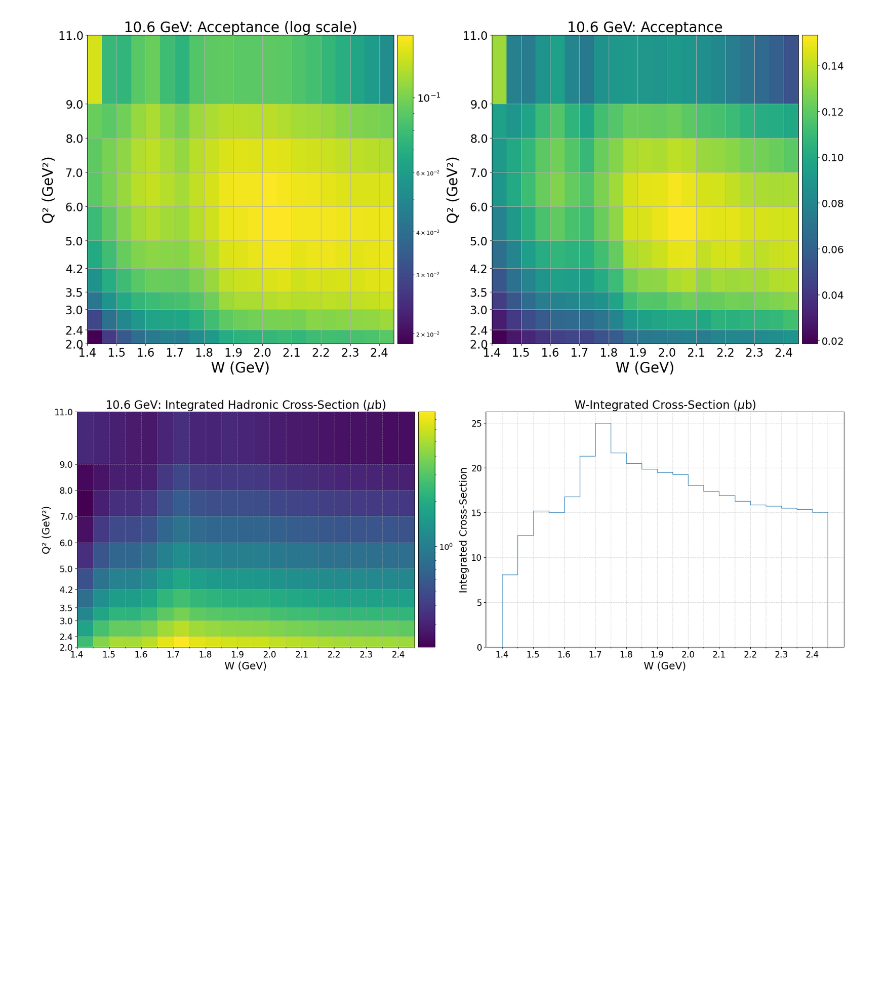
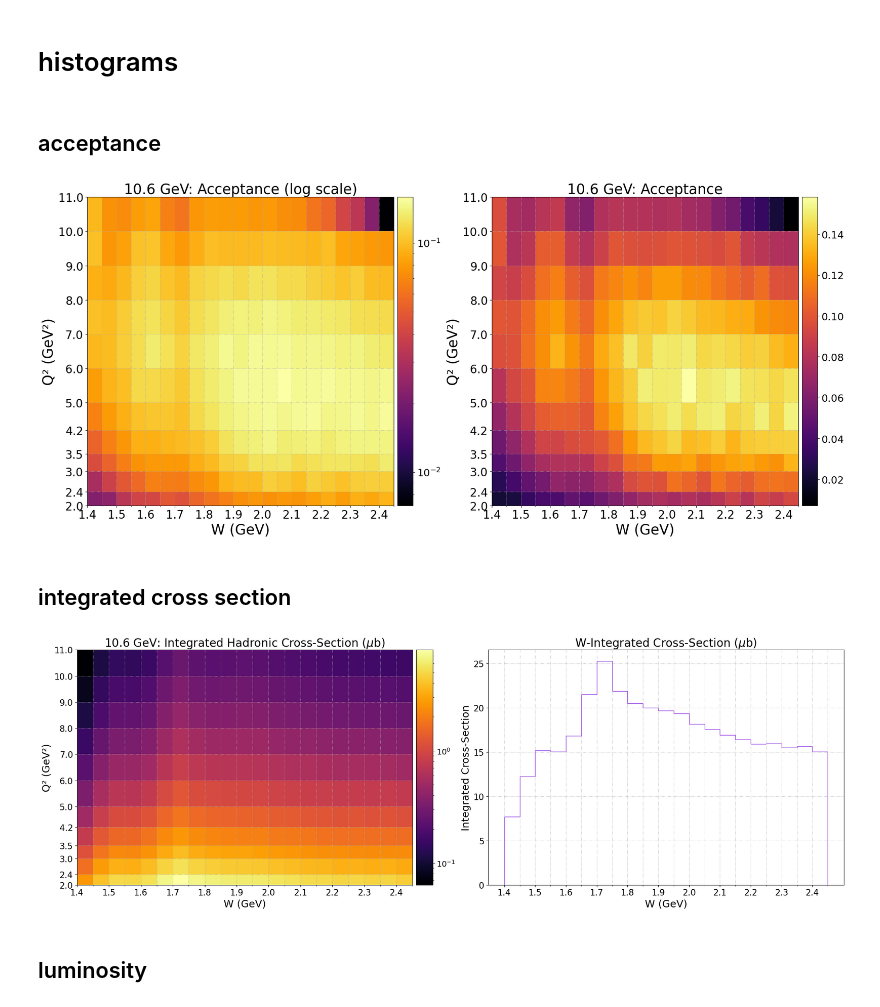
Before and after one commit to aosmond98/clas12, a Jupyter notebook: python/10_6GeV_acceptance_etc.ipynb, the cells around one changed output. Drawn from its saved outputs; the diff is of its cells as text; code cells hidden in the pictures; blank space fills up the shorter version.

Commit message:
small edits to acceptance notebook

```diff
--- a/python/10_6GeV_acceptance_etc.ipynb
+++ b/python/10_6GeV_acceptance_etc.ipynb
@@ -78,3 +77,7 @@ bin_y = [2.0,2.4,3.0,3.5,4.2,5.0,6.0,7.0,8.0,9.0,11.0]
 # remove event colummn now
 sim_gen_10_6GeV.drop(columns=['event'], inplace=True, errors='ignore')
 sim_rec_10_6GeV.drop(columns=['event'], inplace=True, errors='ignore')
+# %%
+# w-q2 ranges
+bin_x = np.arange(1.4, 2.5, 0.05)
+bin_y = [2.0,2.4,3.0,3.5,4.2,5.0,6.0,7.0,8.0,9.0,10.0,11.0] #,12.0]
@@ -341,3 +349,7 @@ Number of rows in combined_10_6.csv :  210
+# %% [markdown]
+# histograms
+# %% [markdown]
+## acceptance
 # %%
 # Plot Acceptance: 10.6 GeV
 def plot_acceptance(ax, data, log_norm=False, title=""):
@@ -345,39 +357,42 @@ def plot_acceptance(ax, data, log_norm=False, title=""):
         data.w_val.to_numpy(),
         data.q2_val.to_numpy(),
         bins=[bin_x, bin_y],
-        cmap='viridis',
+        cmap='inferno',
         density=False,
         cmin=0,
         norm=mpl.colors.LogNorm() if log_norm else None,
         weights=data.acceptance,
     )
 
     # Labels / format
     ax.set_title(title, fontsize=25)
     ax.set_xlabel("W (GeV)", fontsize=25)
     ax.set_ylabel("Q² (GeV²)", fontsize=25)
     ax.tick_params(axis='both', which='both', labelsize=20)
 
-    # Major ticks only (clean grid)
+    # grid
     ax.set_xticks(np.arange(1.4, 2.5, 0.1))
+    ax.set_xticks(bin_x, minor=True)
     ax.set_yticks(bin_y)
-    ax.grid(which='both')
+    ax.grid(which='both', linestyle=':')
 
     # Colorbar
     divider = make_axes_locatable(ax)
     cax = divider.append_axes("right", size="5%", pad=0.09)
     cbar = plt.colorbar(hist[3], cax=cax)
     cbar.ax.tick_params(labelsize=18)  # <--- adjust numeric labels
 
 fig, axes = plt.subplots(1, 2, figsize=(20, 9))
 
 plot_acceptance(axes[0], hist_10_6_gev_sim, log_norm=True, title="10.6 GeV: Acceptance (log scale)")
 plot_acceptance(axes[1], hist_10_6_gev_sim, log_norm=False, title="10.6 GeV: Acceptance")
 
 plt.tight_layout()
 plt.show()
 # %% [output]
-[figure, old version]
+[figure, new version]
+# %% [markdown]
+## integrated cross section
 # %%
 # Binning
 major_xticks = np.arange(1.4, 2.5, 0.1)
@@ -388,7 +403,7 @@ fig, axes = plt.subplots(1, 2, figsize=(20, 7))
 # ----------- LEFT: 2D integrated cross section
 ax = axes[0]
 hist = ax.hist2d(hist_10_6_gev_sim.w_val.to_numpy(), hist_10_6_gev_sim.q2_val.to_numpy(),
-                 bins=[bin_x, bin_y], cmap='viridis', density=False, cmin=0, norm=mpl.colors.LogNorm(), weights=hist_10_6_gev_sim.cs_scaled)
+                 bins=[bin_x, bin_y], cmap='inferno', density=False, cmin=0, norm=mpl.colors.LogNorm(), weights=hist_10_6_gev_sim.cs_scaled)
 
 ax.set_title('10.6 GeV: Integrated Hadronic Cross-Section ($\mu$b)', fontsize=20)
 ax.set_xlabel('W (GeV)', fontsize=18)
@@ -396,7 +411,7 @@ ax.set_ylabel('Q² (GeV²)', fontsize=18)
 ax.set_xticks(major_xticks)
 ax.set_xticks(minor_xticks, minor=True)
 ax.set_yticks(bin_y)
-ax.grid(which='both', linestyle='--', alpha=0.5)
+ax.grid(which='both', linestyle=':')
 ax.tick_params(axis='both', which='major', labelsize=15)
 
 # Add colorbar
@@ -407,20 +422,22 @@ cbar.ax.tick_params(labelsize=14)
 
 # ----------- RIGHT: W-projected cross section
 ax = axes[1]
-ax.hist(hist_10_6_gev_sim.w_val.to_numpy(), range=(1.4, 2.5), bins=bin_x, weights=hist_10_6_gev_sim.cs_scaled, histtype='step', alpha=0.9)
+ax.hist(hist_10_6_gev_sim.w_val.to_numpy(), range=(1.4, 2.5), bins=bin_x, weights=hist_10_6_gev_sim.cs_scaled, histtype='step', alpha=0.9, color='blueviolet')
 
 ax.set_title('W-Integrated Cross-Section ($\mu$b)', fontsize=20)
 ax.set_xlabel('W (GeV)', fontsize=18)
 ax.set_ylabel('Integrated Cross-Section', fontsize=18)
 ax.set_xticks(major_xticks)
 ax.set_xticks(minor_xticks, minor=True)
-ax.grid(which='both', linestyle='--', alpha=0.5)
+ax.grid(which='both', linestyle=':')
 ax.tick_params(axis='both', which='major', labelsize=15)
 
 plt.tight_layout()
 plt.show()
 # %% [output]
-[figure, old version]
+[figure, new version]
+# %% [markdown]
+## luminosity
 # %%
 # Binning
 major_xticks = np.arange(1.4, 2.5, 0.1)
```
Also changed, not shown: parts of 24 cells of this notebook, 4 other files.
